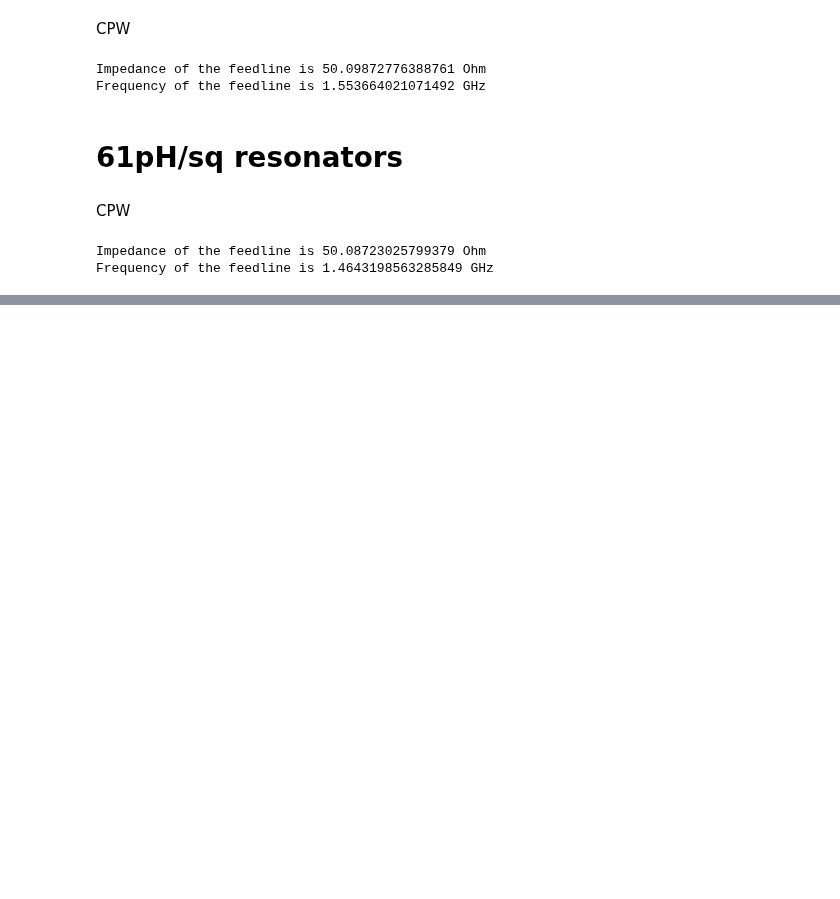
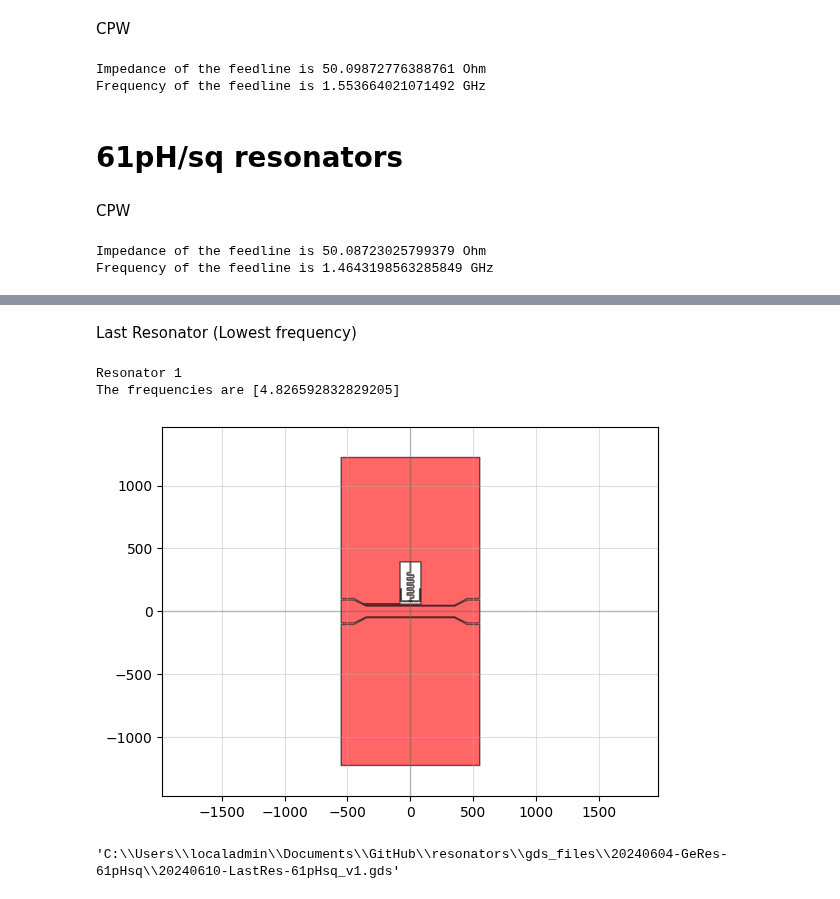
Before and after one commit to cbelo/resonators, a Jupyter notebook: 20240420-chips/design_chips.ipynb, the cells around one changed output, grey strips where cells are left out. Drawn from its saved outputs; the diff is of its cells as text; code cells hidden in the pictures; blank space fills up the shorter version.

```diff
--- a/20240420-chips/design_chips.ipynb
+++ b/20240420-chips/design_chips.ipynb
@@ -499,0 +570,54 @@ Frequency of the feedline is 1.4643198563285849 GHz
+# %% [markdown]
+Last Resonator (Lowest frequency)
+# %%
+SeparationTlineResonator61 = [10]
+NumberOfResonators61 = 1
+
+#Resonator parameters
+CapacitorHorizontalLength61 = np.ones(NumberOfResonators61)*150
+CapacitorVerticalLength61 = np.ones(NumberOfResonators61)*100
+CapacitorWidth61 = np.ones(NumberOfResonators61)*5
+
+NumberOfBends61 = np.ones(NumberOfResonators61, dtype=int)*[8]
+InductorVerticalLength61 = np.ones(NumberOfResonators61)*20
+InductorHorizontalLength61 = np.ones(NumberOfResonators61)*[50]
+InductorEndLength61 = np.ones(NumberOfResonators61)*([65])
+InductorTotalLength61 = InductorVerticalLength61*(NumberOfBends61+4) + InductorEndLength61 +InductorHorizontalLength61*NumberOfBends61
+
+InductorWidth61 = np.ones(NumberOfResonators61)*1.5
+TaperWidth61 = np.ones(NumberOfResonators61)*20
+
+SpacingC061 = np.ones(NumberOfResonators61)*5
+SpacingCc61 = np.ones(NumberOfResonators61)*[20]
+TaperLength61 = np.ones(NumberOfResonators61)*5
+
+FinalSpacingBondpads61 = 100
+
+freqs = []
+for i in range(NumberOfResonators61):
+    print(f'Resonator {i+1}')
+    freqs.append(resonance_freq_Schuster(InductorWidth61[i]*1e-6, CapacitorWidth61[i]*1e-6, (SeparationTlineResonator61[i] + FeedlineGap61 + SpacingCc61[i])*1e-6 , FeedlineWidth61*1e-6,
+                                            CapacitorVerticalLength61[i]*1e-6, SpacingC061[i]*1e-6,
+                                            InductorWidth61[i]*1e-6, InductorTotalLength61[i]*1e-6, Lk_61,
+                                        epsilon_r_Ge, thickness_subs_Ge)/1e9)
+
+print('The frequencies are', freqs)
+
+FeedlineLength61 = 700
+ChipSize61 = [FeedlineLength61 + 2*BondpadLength61 + 2*FeedlineTaperLength61, np.max(InductorTotalLength61) + 20*FeedlineWidth61]
+
+c, metal, chip61 = ChipResonatorsTline(ChipSize61, NumberOfResonators61, SeparationTlineResonator61,
+                        FeedlineWidth61, FeedlineLength61, FeedlineGap61,
+                        FeedlineTaperLength61, BondpadWidth61, BondpadLength61, BondpadGap61,
+                        CapacitorHorizontalLength61, CapacitorVerticalLength61, CapacitorWidth61,
+                        NumberOfBends61, InductorVerticalLength61, InductorHorizontalLength61, InductorWidth61, InductorEndLength61,
+                        TaperWidth61, TaperLength61, SpacingC061, SpacingCc61,
+                        FinalSpacingBondpads61, MWO_simulation=True)
+
+qp(chip61)
+chip61.write_gds(r"C:\Users\localadmin\Documents\GitHub\resonators\gds_files\20240604-GeRes-61pHsq\20240610-LastRes-61pHsq_v1.gds")
+# %% [output]
+Resonator 1
+The frequencies are [4.826592832829205]
+[figure, added]
+'C:\\Users\\localadmin\\Documents\\GitHub\\resonators\\gds_files\\20240604-GeRes-61pHsq\\20240610-LastRes-61pHsq_v1.gds'
```
Also changed, not shown: parts of 3 cells of this notebook, 3 other files.
